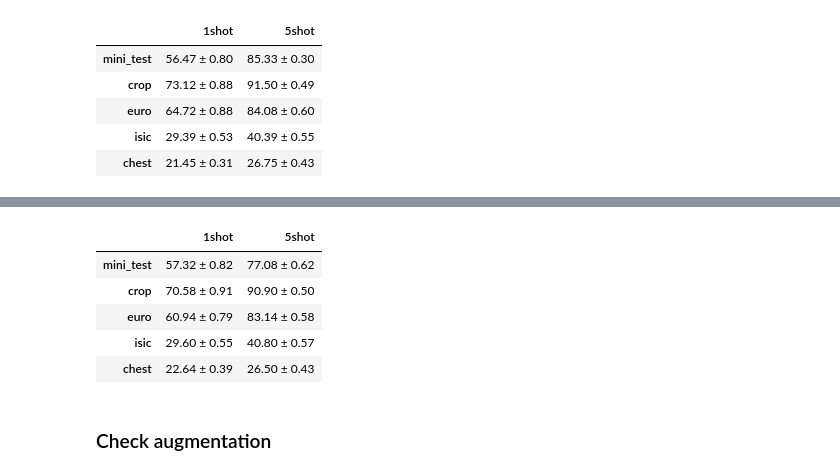
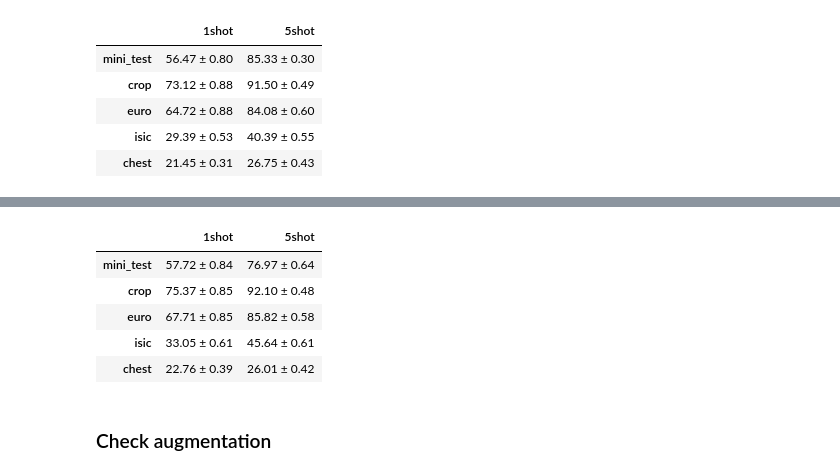
Before and after one commit to kimyuji/Fine-tune-with-Few-Samples, a Jupyter notebook: check_acc.ipynb, the cells around one changed output, grey strips where cells are left out. Saved outputs shown, nothing was run; the diff lists cells and outputs as text; code cells hidden in the pictures.

```diff
--- a/check_acc.ipynb
+++ b/check_acc.ipynb
@@ -38,3 +38,13 @@ display(result)
 | euro | 64.72 ± 0.88 | 84.08 ± 0.60 |
 | isic | 29.39 ± 0.53 | 40.39 ± 0.55 |
 | chest | 21.45 ± 0.31 | 26.75 ± 0.43 |
+# %%
+result = pd.DataFrame(None, index=datas, columns=['1shot', '5shot'])
+for data in result.index:
+    for bs in result.columns:
+        path = "./logs/baseline/output/resnet10_simclr_LS_default/{}/05way_00{}_head_default/".format(data, bs)
+        test_acc = pd.read_csv(path+"test_history_cutmix_v3.csv", index_col='Unnamed: 0')
+        acc = '{:.2f} ± {:.2f}'.format(test_acc.mean()[-1] * 100,
+                                         1.96 * test_acc.std()[-1] / np.sqrt(600) * 100)
+        result.loc[data][bs] = acc
+display(result)
@@ -41,20 +58,20 @@ display(result)
 # %%
 result = pd.DataFrame(None, index=datas, columns=['1shot', '5shot'])
 for data in result.index:
     for bs in result.columns:
         path = "./logs/baseline/output/resnet10_simclr_LS_default/{}/05way_00{}_head_default/".format(data, bs)
-        test_acc = pd.read_csv(path+"test_history_mixup_v3.csv", index_col='Unnamed: 0')
+        test_acc = pd.read_csv(path+"test_history_cutmix_v1_30_70.csv", index_col='Unnamed: 0')
         acc = '{:.2f} ± {:.2f}'.format(test_acc.mean()[-1] * 100,
                                          1.96 * test_acc.std()[-1] / np.sqrt(600) * 100)
         result.loc[data][bs] = acc
 display(result)
 # %% [output]
 |  | 1shot | 5shot |
-| mini_test | 57.32 ± 0.82 | 77.08 ± 0.62 |
-| crop | 70.58 ± 0.91 | 90.90 ± 0.50 |
-| euro | 60.94 ± 0.79 | 83.14 ± 0.58 |
-| isic | 29.60 ± 0.55 | 40.80 ± 0.57 |
-| chest | 22.64 ± 0.39 | 26.50 ± 0.43 |
+| mini_test | 57.72 ± 0.84 | 76.97 ± 0.64 |
+| crop | 75.37 ± 0.85 | 92.10 ± 0.48 |
+| euro | 67.71 ± 0.85 | 85.82 ± 0.58 |
+| isic | 33.05 ± 0.61 | 45.64 ± 0.61 |
+| chest | 22.76 ± 0.39 | 26.01 ± 0.42 |
 # %% [markdown]
 ### Check augmentation
 # %%
```
Also changed, not shown: parts of 15 cells of this notebook, 9 other files.
